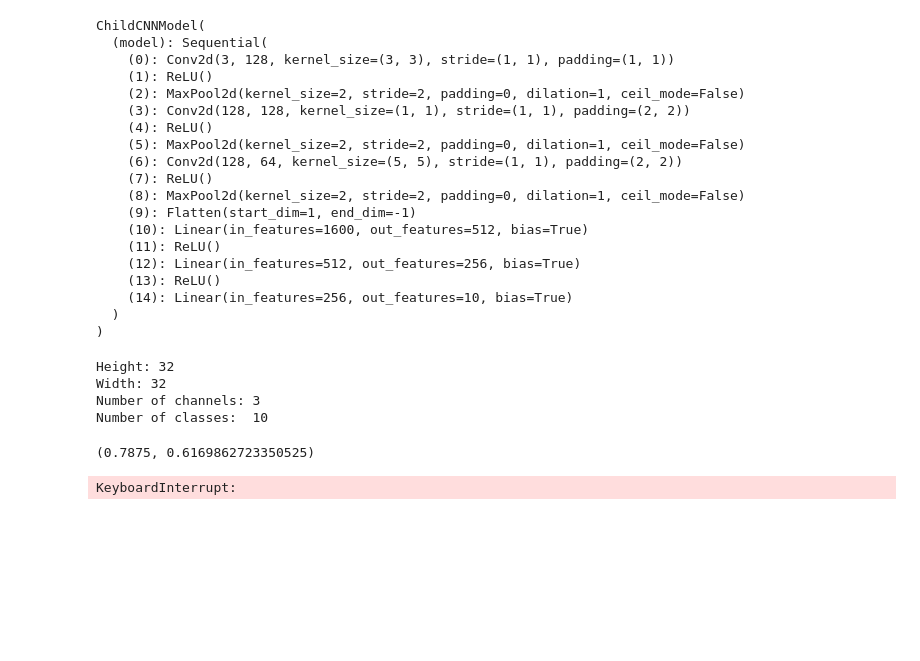
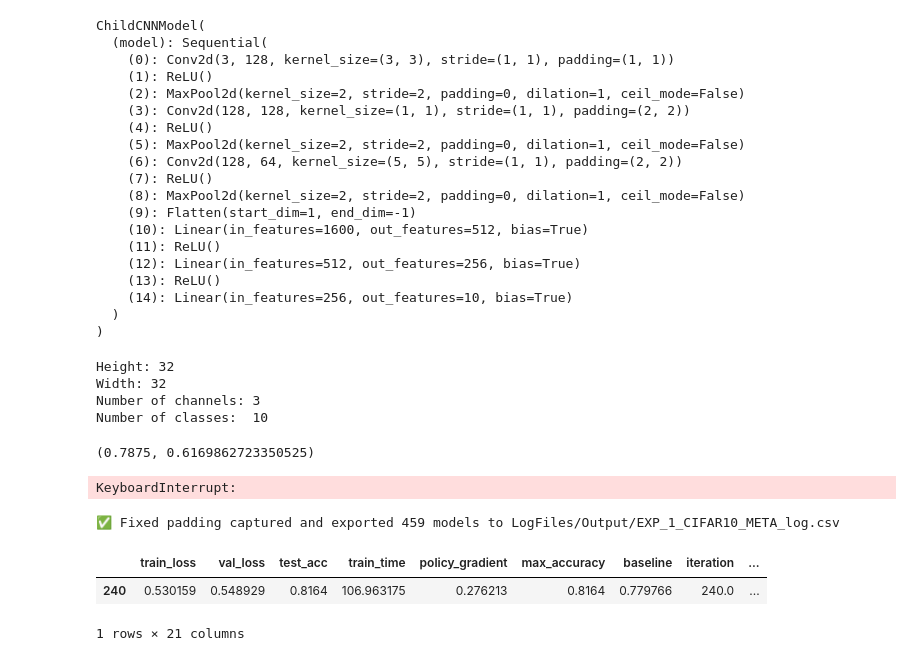
Before and after one commit to rahul0299/neural-arch-search-cs5242, a Jupyter notebook: Benchmarks.ipynb, the cells around one changed output. Saved outputs shown, nothing was run; the diff lists cells and outputs as text; code cells hidden in the pictures; blank space fills up the shorter version.

```diff
--- a/Benchmarks.ipynb
+++ b/Benchmarks.ipynb
@@ -404,3 +405,15 @@ for i in range(3):
 # %% [output]
 (0.7875, 0.6169862723350525)
 KeyboardInterrupt:
+# %%
+import  analysis
+
+df = analysis.get_full_training_log_data("EXP_1_CIFAR10_META")
+# %% [output]
+✅ Fixed padding captured and exported 459 models to LogFiles/Output/EXP_1_CIFAR10_META_log.csv
+# %%
+df[df["test_acc"] == 0.8164]
+# %% [output]
+|  | train_loss | val_loss | test_acc | train_time | policy_gradient | max_accuracy | baseline | iteration | ... |
+| 240 | 0.530159 | 0.548929 | 0.8164 | 106.963175 | 0.276213 | 0.8164 | 0.779766 | 240.0 | ... |
+1 rows × 21 columns
```
Also changed, not shown: parts of 1 cell of this notebook, 14 other files.
